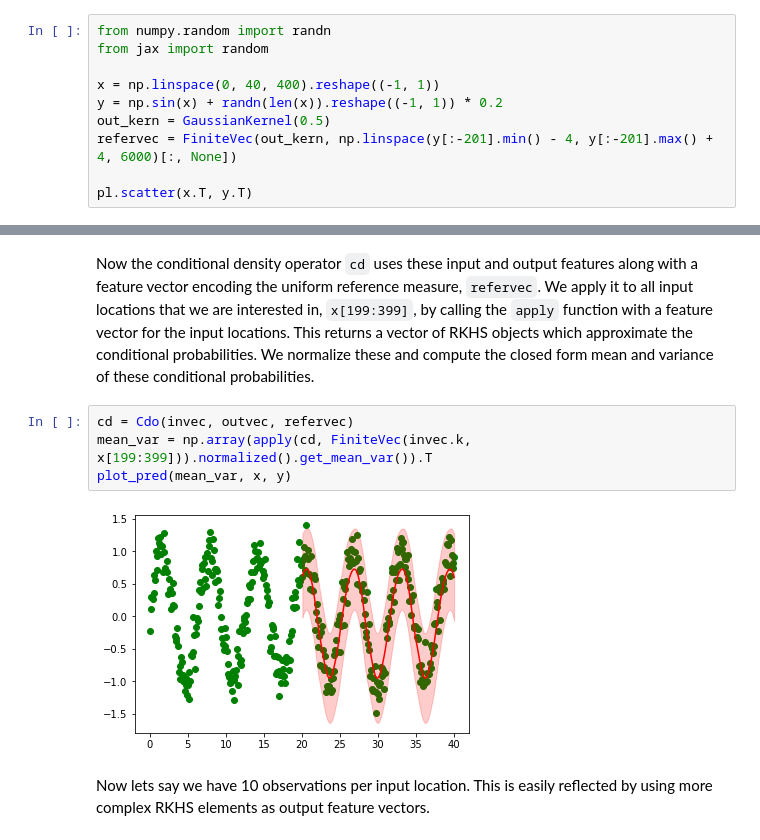
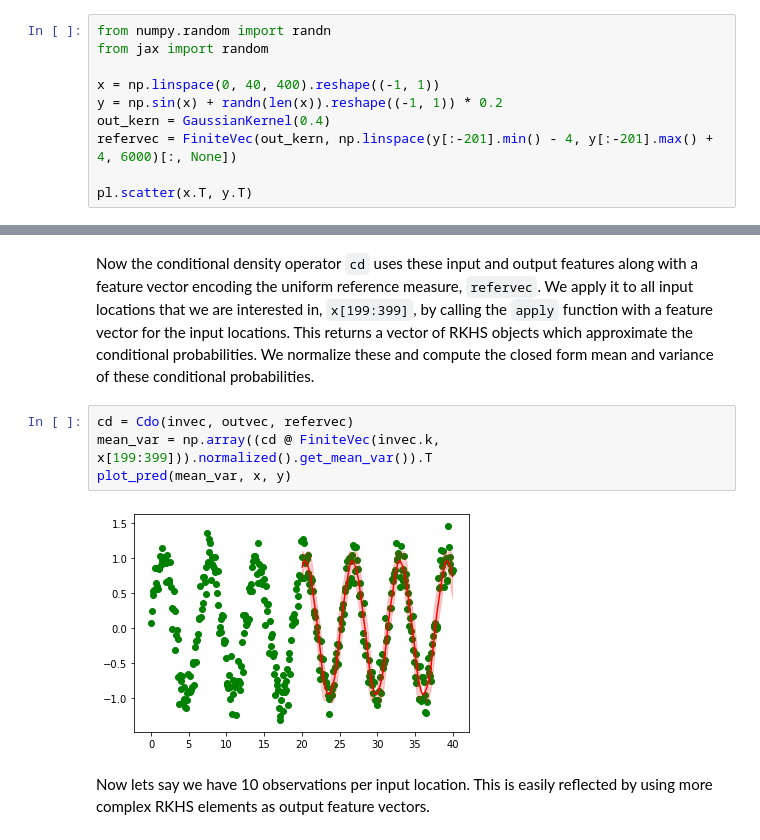
Before and after one commit to zalandoresearch/JaxRK, a Jupyter notebook: examples/Quick_start.ipynb, the cells around one changed output, grey strips where cells are left out. Cells and saved outputs as stored; diff of their text form.

```diff
--- a/examples/Quick_start.ipynb
+++ b/examples/Quick_start.ipynb
@@ -71,7 +71,7 @@ from jax import random
 
 x = np.linspace(0, 40, 400).reshape((-1, 1))
 y = np.sin(x) + randn(len(x)).reshape((-1, 1)) * 0.2
-out_kern = GaussianKernel(0.5)
+out_kern = GaussianKernel(0.4)
 refervec = FiniteVec(out_kern, np.linspace(y[:-201].min() - 4, y[:-201].max() + 4, 6000)[:, None])
 
 pl.scatter(x.T, y.T)
@@ -100,10 +100,10 @@ Now the conditional density operator `cd` uses these input and output features a
 We apply it to all input locations that we are interested in, `x[199:399]`, by calling the `apply` function with a feature vector for the input locations. This returns a vector of RKHS objects which approximate the conditional probabilities. We normalize these and compute the closed form mean and variance of these conditional probabilities.
 # %%
 cd = Cdo(invec, outvec, refervec)
-mean_var = np.array(apply(cd, FiniteVec(invec.k, x[199:399])).normalized().get_mean_var()).T
+mean_var = np.array((cd @ FiniteVec(invec.k, x[199:399])).normalized().get_mean_var()).T
 plot_pred(mean_var, x, y)
 # %% [output]
-[figure, old version]
+[figure, new version]
 # %% [markdown]
 Now lets say we have 10 observations per input location. This is easily reflected by using more complex RKHS elements as output feature vectors.
 # %%
```
Also changed, not shown: parts of 5 cells of this notebook, 3 other files.
